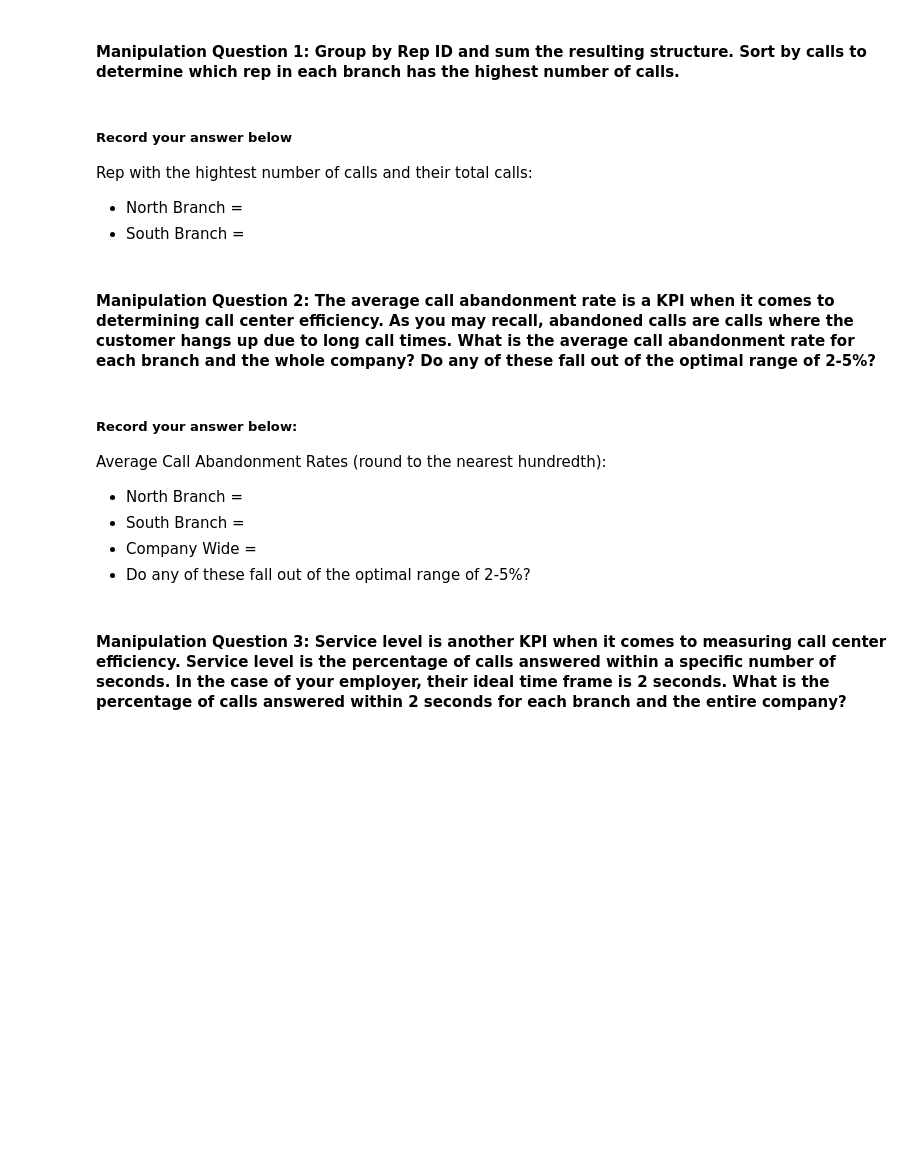
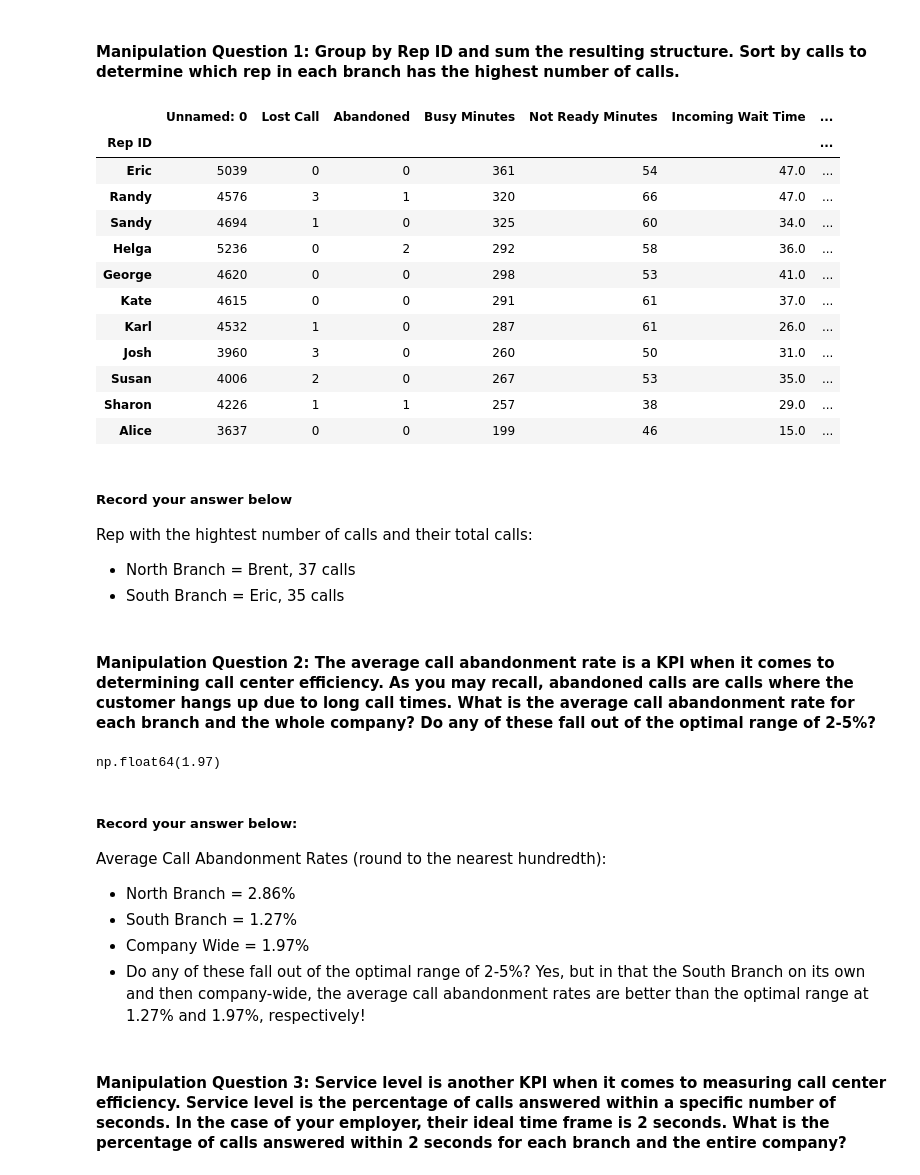
Before and after one commit to MC-18/call-center-cleanup-assignment, a Jupyter notebook: Call_Center_Cleanup.ipynb, the cells around one changed output. Cells and saved outputs as stored; diff of their text form; code cells hidden in the pictures; blank space fills up the shorter version.

```diff
--- a/Call_Center_Cleanup.ipynb
+++ b/Call_Center_Cleanup.ipynb
@@ -255,22 +275,60 @@ Before you begin answering any questions, combine the two datasets together to c
 #### Manipulation Question 1:  Group by Rep ID and sum the resulting structure. Sort by calls to determine which rep in each branch has the highest number of calls.
 # %%
 # Manipulation Question solution below:
+nrep_most_calls = north_df.groupby(["Rep ID"]).sum('Calls')
+nrep_most_calls.sort_values(by='Calls', ascending=False)
+
+srep_most_calls = south_df.groupby(["Rep ID"]).sum('Calls')
+srep_most_calls.sort_values(by='Calls', ascending=False)
+# %% [output]
+|  | Unnamed: 0 | Lost Call | Abandoned | Busy Minutes | Not Ready Minutes | Incoming Wait Time | ... |
+| Rep ID |  |  |  |  |  |  | ... |
+| Eric | 5039 | 0 | 0 | 361 | 54 | 47.0 | ... |
+| Randy | 4576 | 3 | 1 | 320 | 66 | 47.0 | ... |
+| Sandy | 4694 | 1 | 0 | 325 | 60 | 34.0 | ... |
+| Helga | 5236 | 0 | 2 | 292 | 58 | 36.0 | ... |
+| George | 4620 | 0 | 0 | 298 | 53 | 41.0 | ... |
+| Kate | 4615 | 0 | 0 | 291 | 61 | 37.0 | ... |
+| Karl | 4532 | 1 | 0 | 287 | 61 | 26.0 | ... |
+| Josh | 3960 | 3 | 0 | 260 | 50 | 31.0 | ... |
+| Susan | 4006 | 2 | 0 | 267 | 53 | 35.0 | ... |
+| Sharon | 4226 | 1 | 1 | 257 | 38 | 29.0 | ... |
+| Alice | 3637 | 0 | 0 | 199 | 46 | 15.0 | ... |
 # %% [markdown]
 ##### Record your answer below
 Rep with the hightest number of calls and their total calls:
-- North Branch =
-- South Branch =
+- North Branch = Brent, 37 calls
+- South Branch = Eric, 35 calls
 # %% [markdown]
 #### Manipulation Question 2:  The average call abandonment rate is a KPI when it comes to determining call center efficiency. As you may recall, abandoned calls are calls where the customer hangs up due to long call times. What is the average call abandonment rate for each branch and the whole company? Do any of these fall out of the optimal range of 2-5%?
 # %%
 # Manipulation Question 2 solution below:
+# North Branch
+n_calls_count = north_df['Calls'].count()
+n_calls_count
+n_abandonment_rate = (north_df['Abandoned'].sum()/n_calls_count)*100
+n_abandonment_rate.round(2)
+
+# South Branch
+s_calls_count = south_df['Calls'].count()
+s_calls_count
+s_abandonment_rate = (south_df['Abandoned'].sum()/s_calls_count)*100
+s_abandonment_rate.round(2)
+
+# Company Wide
+df_calls_count = df['Calls'].count()
+df_calls_count
+df_abandonment_rate = (df['Abandoned'].sum()/df_calls_count)*100
+df_abandonment_rate.round(2)
+# %% [output]
+np.float64(1.97)
 # %% [markdown]
 ##### Record your answer below:
 Average Call Abandonment Rates (round to the nearest hundredth):
-- North Branch =
-- South Branch =
-- Company Wide =
-- Do any of these fall out of the optimal range of 2-5%?
+- North Branch = 2.86%
+- South Branch = 1.27%
+- Company Wide = 1.97%
+- Do any of these fall out of the optimal range of 2-5%? Yes, but in that the South Branch on its own and then company-wide, the average call abandonment rates are better than the optimal range at 1.27% and 1.97%, respectively!
 # %% [markdown]
 #### Manipulation Question 3:  Service level is another KPI when it comes to measuring call center efficiency. Service level is the percentage of calls answered within a specific number of seconds. In the case of your employer, their ideal time frame is 2 seconds. What is the percentage of calls answered within 2 seconds for each branch and the entire company?
 # %%
```
Also changed, not shown: parts of 6 cells of this notebook.
